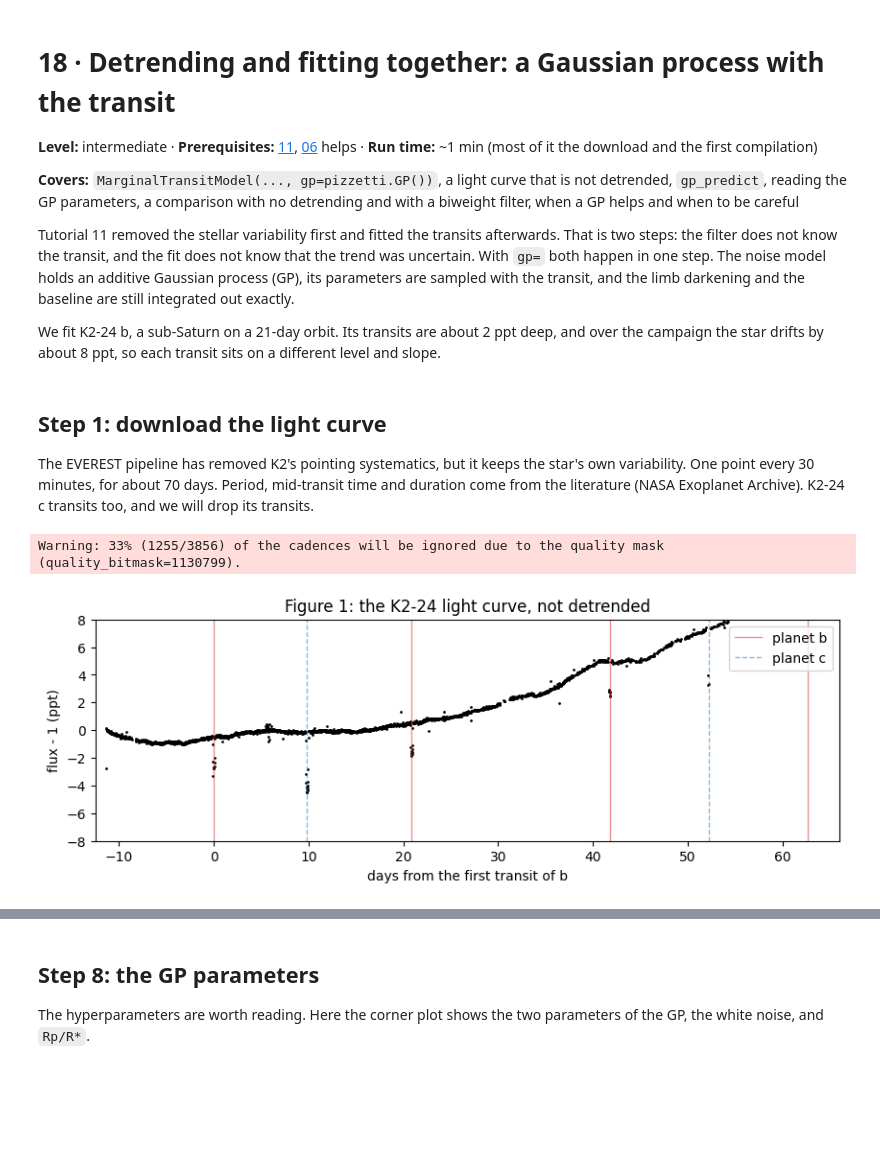
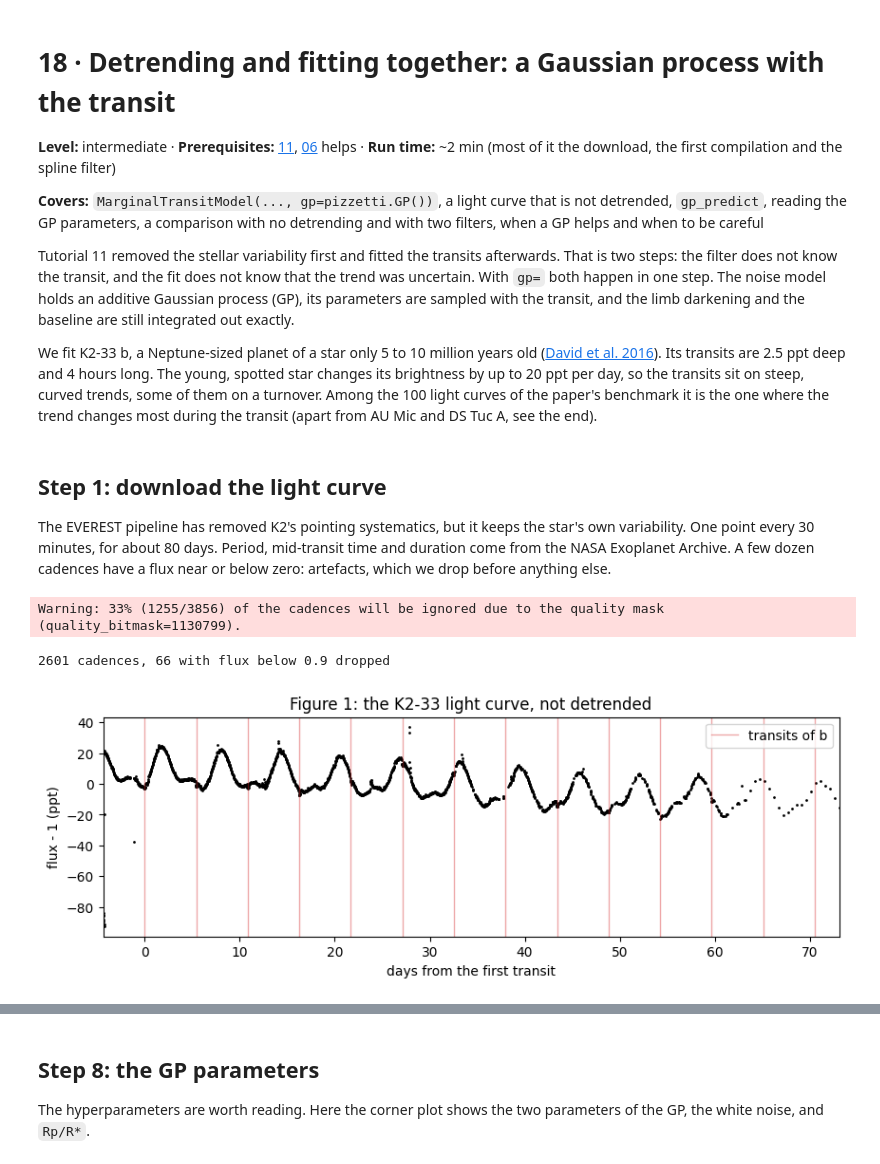
Before and after one commit to hippke/pizzetti, a Jupyter notebook: examples/18_fitting_with_a_gaussian_process.ipynb, the cells around one changed output, grey strips where cells are left out. Drawn from its saved outputs; the diff is of its cells as text; code cells hidden in the pictures; blank space fills up the shorter version.

```diff
--- a/examples/18_fitting_with_a_gaussian_process.ipynb
+++ b/examples/18_fitting_with_a_gaussian_process.ipynb
@@ -1,13 +1,13 @@
 # %% [markdown]
 # 18 · Detrending and fitting together: a Gaussian process with the transit
 
-**Level:** intermediate · **Prerequisites:** [11](11_your_first_fit_with_is.ipynb), [06](06_marginal_transit_model.ipynb) helps · **Run time:** ~1 min (most of it the download and the first compilation)
+**Level:** intermediate · **Prerequisites:** [11](11_your_first_fit_with_is.ipynb), [06](06_marginal_transit_model.ipynb) helps · **Run time:** ~2 min (most of it the download, the first compilation and the spline filter)
 
-**Covers:** `MarginalTransitModel(..., gp=pizzetti.GP())`, a light curve that is not detrended, `gp_predict`, reading the GP parameters, a comparison with no detrending and with a biweight filter, when a GP helps and when to be careful
+**Covers:** `MarginalTransitModel(..., gp=pizzetti.GP())`, a light curve that is not detrended, `gp_predict`, reading the GP parameters, a comparison with no detrending and with two filters, when a GP helps and when to be careful
 
 Tutorial 11 removed the stellar variability first and fitted the transits afterwards. That is two steps: the filter does not know the transit, and the fit does not know that the trend was uncertain. With `gp=` both happen in one step. The noise model holds an additive Gaussian process (GP), its parameters are sampled with the transit, and the limb darkening and the baseline are still integrated out exactly.
 
-We fit K2-24 b, a sub-Saturn on a 21-day orbit. Its transits are about 2 ppt deep, and over the campaign the star drifts by about 8 ppt, so each transit sits on a different level and slope.
+We fit K2-33 b, a Neptune-sized planet of a star only 5 to 10 million years old ([David et al. 2016](https://doi.org/10.1038/nature18293)). Its transits are 2.5 ppt deep and 4 hours long. The young, spotted star changes its brightness by up to 20 ppt per day, so the transits sit on steep, curved trends, some of them on a turnover. Among the 100 light curves of the paper's benchmark it is the one where the trend changes most during the transit (apart from AU Mic and DS Tuc A, see the end).
 # %%
 import warnings
 warnings.filterwarnings("ignore", category=UserWarning)   # lightkurve warns about an optional package
@@ -23,33 +24,33 @@ import pizzetti
 # %% [markdown]
 ## Step 1: download the light curve
 
-The EVEREST pipeline has removed K2's pointing systematics, but it keeps the star's own variability. One point every 30 minutes, for about 70 days. Period, mid-transit time and duration come from the literature (NASA Exoplanet Archive). K2-24 c transits too, and we will drop its transits.
+The EVEREST pipeline has removed K2's pointing systematics, but it keeps the star's own variability. One point every 30 minutes, for about 80 days. Period, mid-transit time and duration come from the NASA Exoplanet Archive. A few dozen cadences have a flux near or below zero: artefacts, which we drop before anything else.
 # %%
-search = lk.search_lightcurve("K2-24", mission="K2", author="EVEREST", exptime=1800)
+search = lk.search_lightcurve("K2-33", mission="K2", author="EVEREST", exptime=1800)
 lc = search.download().remove_nans().normalize()
 bjd = lc.time.jd
 flux = np.asarray(lc.flux.value, dtype=float)
+bad = flux < 0.9
+print(f"{len(flux)} cadences, {bad.sum()} with flux below 0.9 dropped")
+bjd, flux = bjd[~bad], flux[~bad]
 
-per, tc, t14 = 20.8895961, 2456905.79581, 5.38 / 24       # planet b: days, BJD, days
-per_c, tc_c, t14_c = 42.34732, 2456957.98832, 6.50 / 24   # planet c
-exposure = np.median(np.diff(bjd))                        # days
+per, tc, t14 = 5.424865, 2456898.69288, 0.17        # days, BJD, days (T14 = 4.1 h)
+exposure = np.median(np.diff(bjd))                   # days
 
 def phase_of(t, period, epoch):
     return (t - epoch + 0.5 * period) % period - 0.5 * period
 
 plt.figure(figsize=(10, 3))
 plt.plot(bjd - tc, 1e3 * (flux - 1), "k.", ms=2)
-for e in np.arange(-1, 5):
-    plt.axvline(e * per, color="C3", lw=1, alpha=0.5, label="planet b" if e == 0 else None)
-for e in np.arange(-2, 3):
-    plt.axvline(tc_c - tc + e * per_c, color="C0", lw=1, alpha=0.5, ls="--", label="planet c" if e == 0 else None)
+for e in range(-1, 16):
+    plt.axvline(e * per, color="C3", lw=1, alpha=0.4, label="transits of b" if e == 0 else None)
 plt.xlim(bjd[0] - tc, bjd[-1] - tc)
-plt.ylim(-8, 8)                                           # a few thruster outliers lie far below
-plt.xlabel("days from the first transit of b"); plt.ylabel("flux - 1 (ppt)"); plt.legend(loc="upper right")
-plt.title("Figure 1: the K2-24 light curve, not detrended");
+plt.xlabel("days from the first transit"); plt.ylabel("flux - 1 (ppt)"); plt.legend(loc="upper right")
+plt.title("Figure 1: the K2-33 light curve, not detrended");
 # %% [output]
 Warning: 33% (1255/3856) of the cadences will be ignored due to the quality mask (quality_bitmask=1130799).
+2601 cadences, 66 with flux below 0.9 dropped
-[figure, old version]
+[figure, new version]
 # %% [markdown]
 ## Step 2: keep windows around the transits, in time order
 
```
Also changed, not shown: parts of 23 cells of this notebook, 4 other files.
